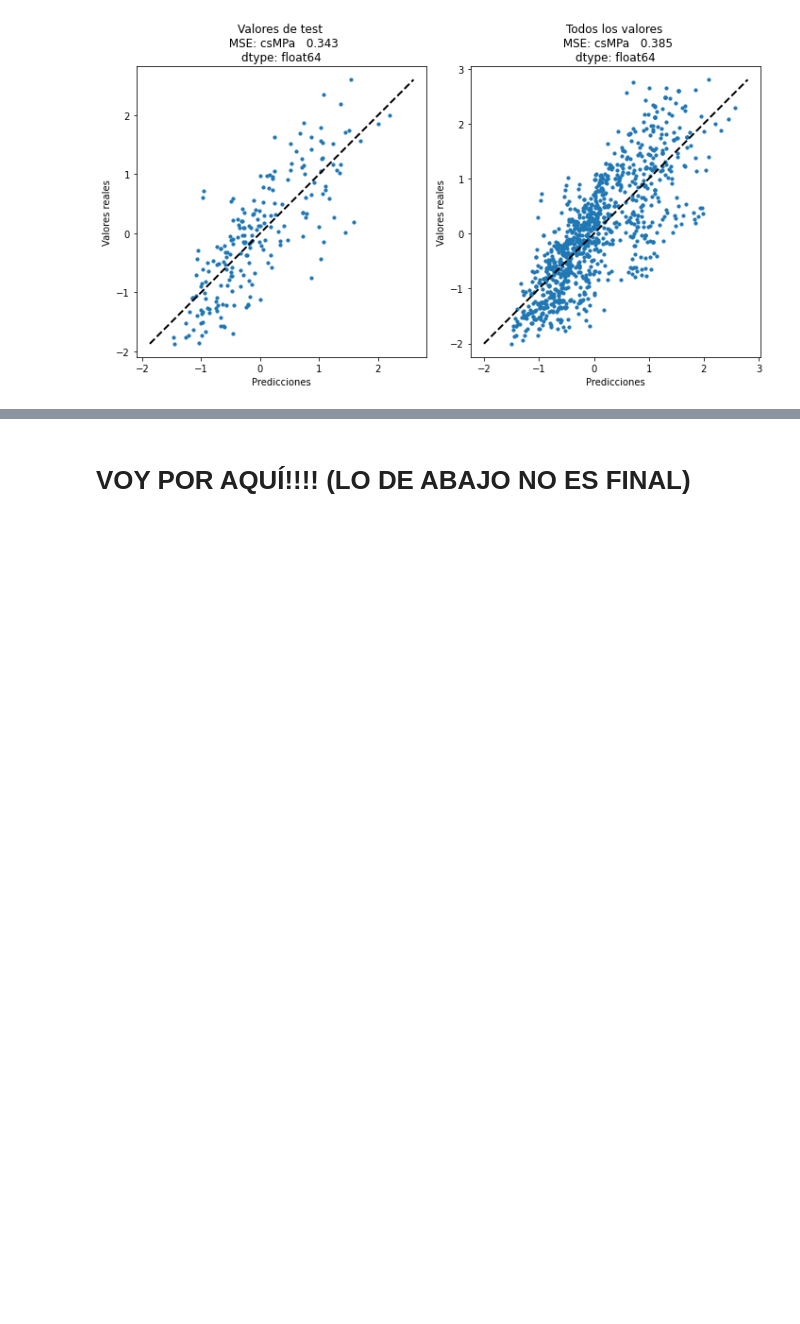
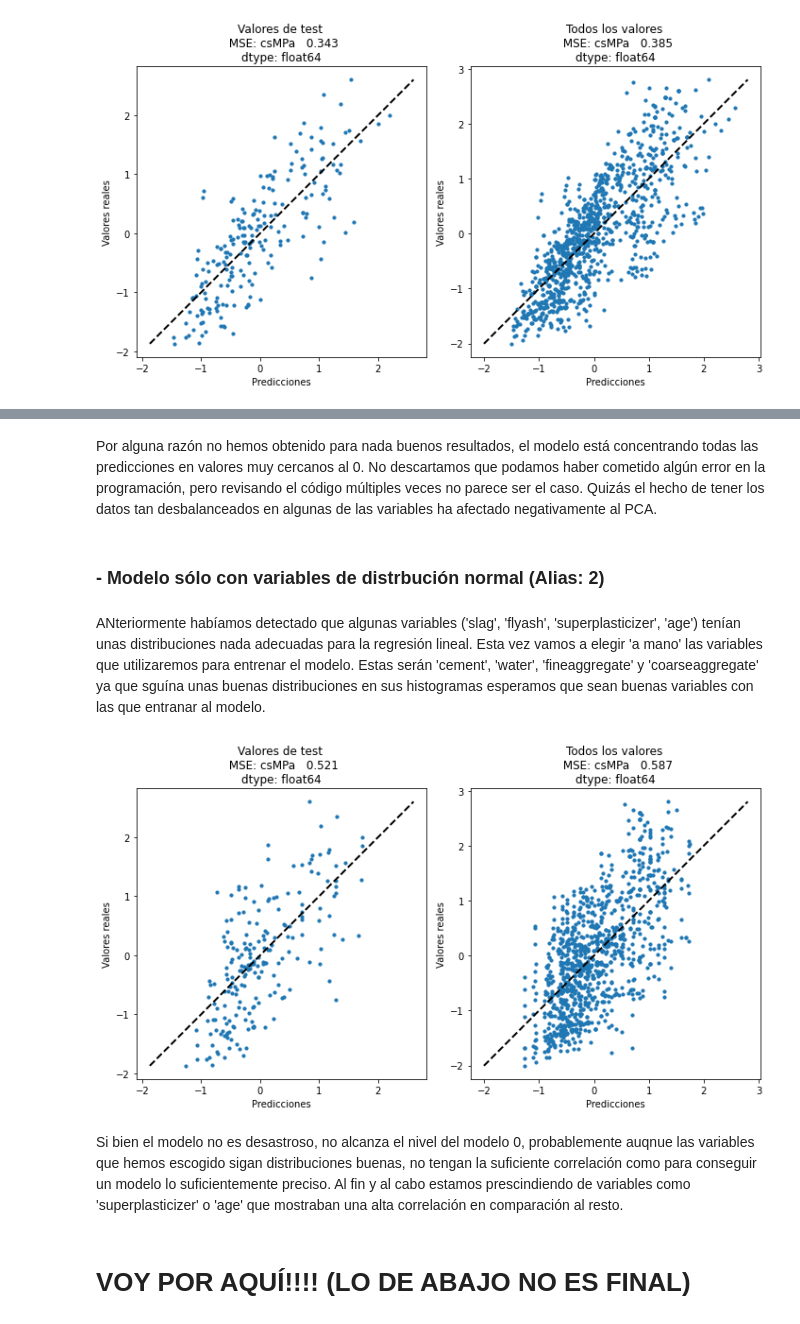
Before and after one commit to juankasv99/APC_Concrete_MPa, a Jupyter notebook: [APC]-LinearRegression-Prac1-JuanCarlosSoriano_JorgeGimenez.ipynb, the cells around one changed output, grey strips where cells are left out. Saved outputs shown, nothing was run; the diff lists cells and outputs as text; code cells hidden in the pictures; blank space fills up the shorter version.

```diff
--- a/[APC]-LinearRegression-Prac1-JuanCarlosSoriano_JorgeGimenez.ipynb
+++ b/[APC]-LinearRegression-Prac1-JuanCarlosSoriano_JorgeGimenez.ipynb
@@ -220,2 +230,18 @@ plotModel(baseModel, xTest, yTest, xAll, yAll)
+# %% [markdown]
+Por alguna razón no hemos obtenido para nada buenos resultados, el modelo está concentrando todas las predicciones en valores muy cercanos al 0. No descartamos que podamos haber cometido algún error en la programación, pero revisando el código múltiples veces no parece ser el caso. Quizás el hecho de tener los datos tan desbalanceados en algunas de las variables ha afectado negativamente al PCA.
+# %% [markdown]
+### - Modelo sólo con variables de distrbución normal (Alias: 2)
+# %% [markdown]
+ANteriormente habíamos detectado que algunas variables ('slag', 'flyash', 'superplasticizer', 'age') tenían unas distribuciones nada adecuadas para la regresión lineal. Esta vez vamos a elegir 'a mano' las variables que utilizaremos para entrenar el modelo. Estas serán 'cement', 'water', 'fineaggregate' y 'coarseaggregate' ya que sguína unas buenas distribuciones en sus histogramas esperamos que sean buenas variables con las que entranar al modelo.
+# %%
+normModelxTrain = xTrain[['cement', 'water', 'fineaggregate', 'coarseaggregate']]
+normModelxTest = xTest[['cement', 'water', 'fineaggregate', 'coarseaggregate']]
+
+normModel = LinearRegression().fit(normModelxTrain, yTrain)
+plotModel(normModel, normModelxTest, yTest, xAll[['cement', 'water', 'fineaggregate', 'coarseaggregate']], yAll)
+# %% [output]
+[figure, added]
+# %% [markdown]
+Si bien el modelo no es desastroso, no alcanza el nivel del modelo 0, probablemente auqnue las variables que hemos escogido sigan distribuciones buenas, no tengan la suficiente correlación como para conseguir un modelo lo suficientemente preciso. Al fin y al cabo estamos prescindiendo de variables como 'superplasticizer' o 'age' que mostraban una alta correlación en comparación al resto.
 # %% [markdown]
 # VOY POR AQUÍ!!!! (LO DE ABAJO NO ES FINAL)
```
Also changed, not shown: parts of 13 cells of this notebook.
